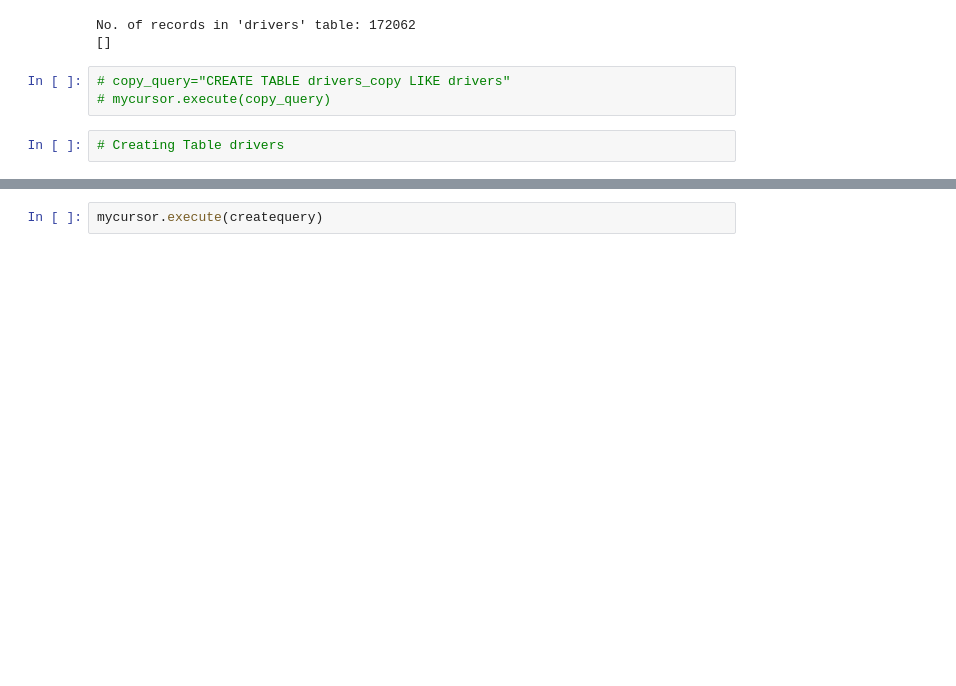
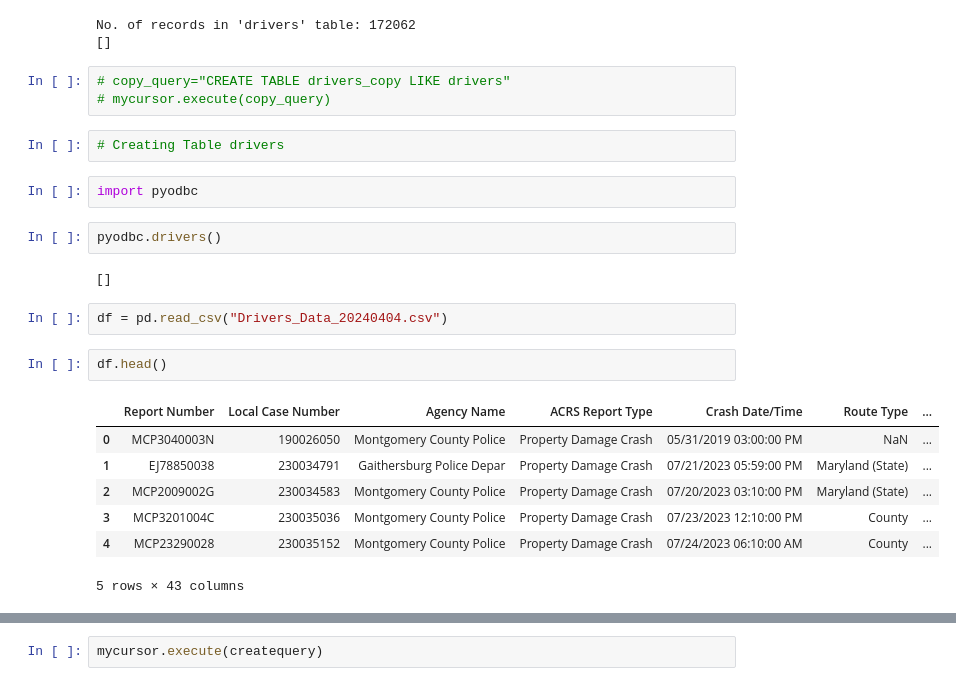
Before and after one commit to x22237941/Database-and-Analytical-Programming, a Jupyter notebook: pipelines/Drivers.ipynb, the cells around one changed output, grey strips where cells are left out. Drawn from its saved outputs; the diff is of its cells as text; blank space fills up the shorter version.

```diff
--- a/pipelines/Drivers.ipynb
+++ b/pipelines/Drivers.ipynb
@@ -126,3 +128,21 @@ No. of records in 'drivers' table: 172062
 # mycursor.execute(copy_query)
 # %%
 # Creating Table drivers
+# %%
+import pyodbc
+# %%
+pyodbc.drivers()
+# %% [output]
+[]
+# %%
+df = pd.read_csv("Drivers_Data_20240404.csv")
+# %%
+df.head()
+# %% [output]
+|  | Report Number | Local Case Number | Agency Name | ACRS Report Type | Crash Date/Time | Route Type | ... |
+| 0 | MCP3040003N | 190026050 | Montgomery County Police | Property Damage Crash | 05/31/2019 03:00:00 PM | NaN | ... |
+| 1 | EJ78850038 | 230034791 | Gaithersburg Police Depar | Property Damage Crash | 07/21/2023 05:59:00 PM | Maryland (State) | ... |
+| 2 | MCP2009002G | 230034583 | Montgomery County Police | Property Damage Crash | 07/20/2023 03:10:00 PM | Maryland (State) | ... |
+| 3 | MCP3201004C | 230035036 | Montgomery County Police | Property Damage Crash | 07/23/2023 12:10:00 PM | County | ... |
+| 4 | MCP23290028 | 230035152 | Montgomery County Police | Property Damage Crash | 07/24/2023 06:10:00 AM | County | ... |
+5 rows × 43 columns
```
Also changed, not shown: parts of 12 cells of this notebook, 2 other files.
